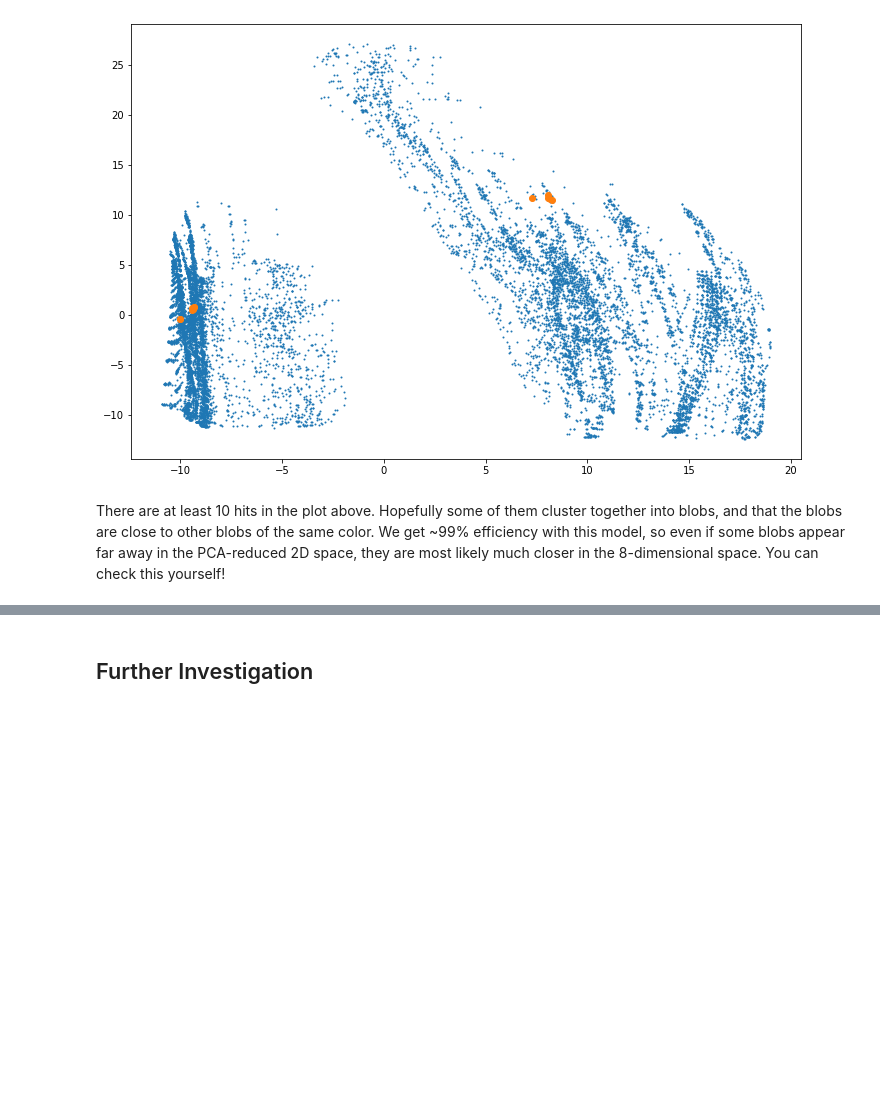
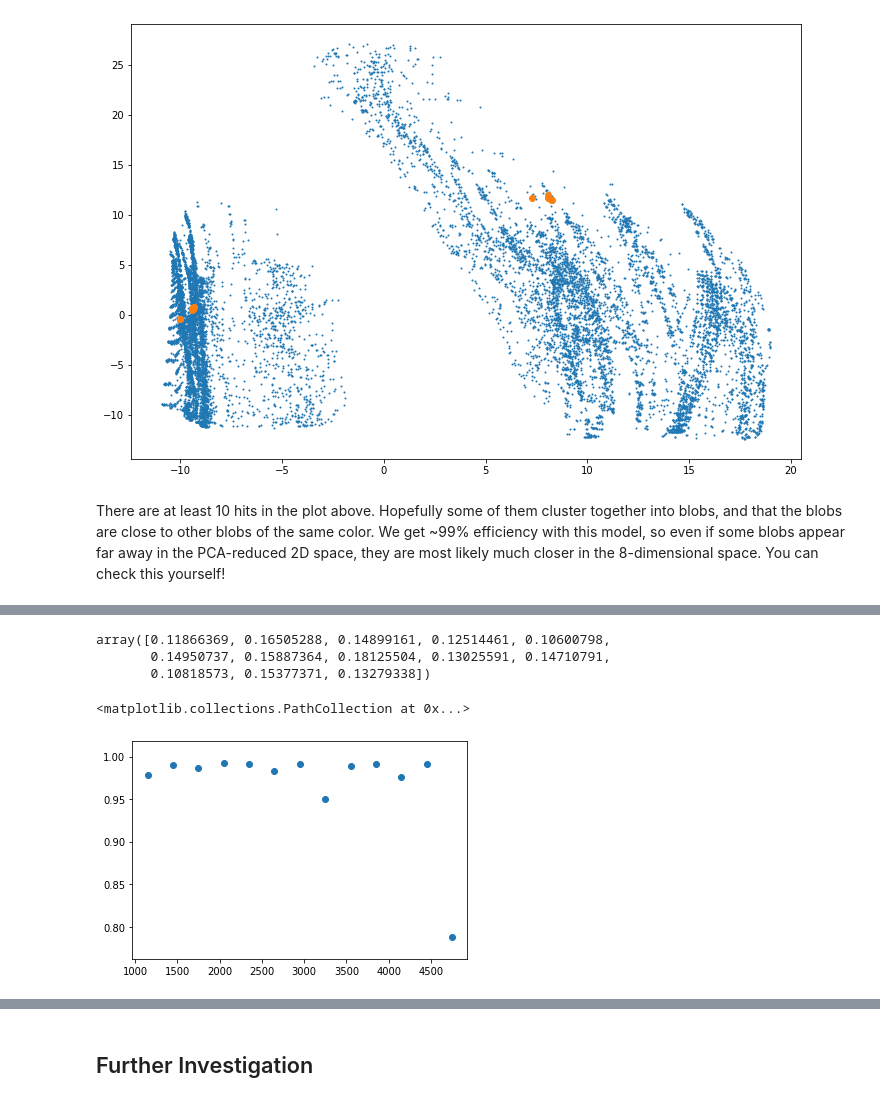
Before and after one commit to HSF-reco-and-software-triggers/Tracking-ML-Exa.TrkX, a Jupyter notebook: Pipelines/ITk_Example/notebooks/Example_Embedding.ipynb, the cells around one changed output, grey strips where cells are left out. Cells and saved outputs as stored; diff of their text form; code cells hidden in the pictures; blank space fills up the shorter version.

```diff
--- a/Pipelines/ITk_Example/notebooks/Example_Embedding.ipynb
+++ b/Pipelines/ITk_Example/notebooks/Example_Embedding.ipynb
@@ -191,2 +184,0 @@ Set SLURM handle signals.
-# %%
-model.hparams["r_test"] = 1.4
@@ -369,0 +412,33 @@ There are at least 10 hits in the plot above. Hopefully some of them cluster tog
+# %%
+pt_cuts = np.arange(1000, 5000, 300)
+
+av_pt_preds = (batch.pt[e_spatial[0]] + batch.pt[e_spatial[1]])/2
+av_pt_true = (batch.pt[e_bidir[0]] + batch.pt[e_bidir[1]])/2
+
+# pt_eff_list = []
+# pt_pur_list = []
+
+for pt1, pt2 in zip(pt_cuts[:-1], pt_cuts[1:]):
+    edge_pt_pred = (av_pt_preds >= pt1) & (av_pt_preds <= pt2)
+    edge_pt_true = (av_pt_true >= pt1) & (av_pt_true <= pt2)
+    true_positives = y_cluster[edge_pt_pred]
+
+#     print(true_positives.sum(), true_positives.shape, edge_eta_true.sum())
+
+    pt_eff_list.append(true_positives.sum().item() / max(1, edge_pt_true.sum().item()))
+    pt_pur_list.append(true_positives.sum().item() / max(1, true_positives.shape[0]))
+# %%
+num_events =5
+# %%
+np.array(pt_eff_list).reshape(pt_cuts.shape[0]-1, num_events).mean(1)
+np.array(pt_pur_list).reshape(pt_cuts.shape[0]-1, num_events).mean(1)
+# %% [output]
+array([0.11866369, 0.16505288, 0.14899161, 0.12514461, 0.10600798,
+       0.14950737, 0.15887364, 0.18125504, 0.13025591, 0.14710791,
+       0.10818573, 0.15377371, 0.13279338])
+# %%
+pt_center = (pt_cuts[:-1] + pt_cuts[1:])/2
+plt.scatter(pt_center, np.array(pt_eff_list).reshape(pt_cuts.shape[0]-1, num_events).mean(1))
+# %% [output]
+<matplotlib.collections.PathCollection at 0x...>
+[figure, added]
```
Also changed, not shown: parts of 33 cells of this notebook, 13 other files.
